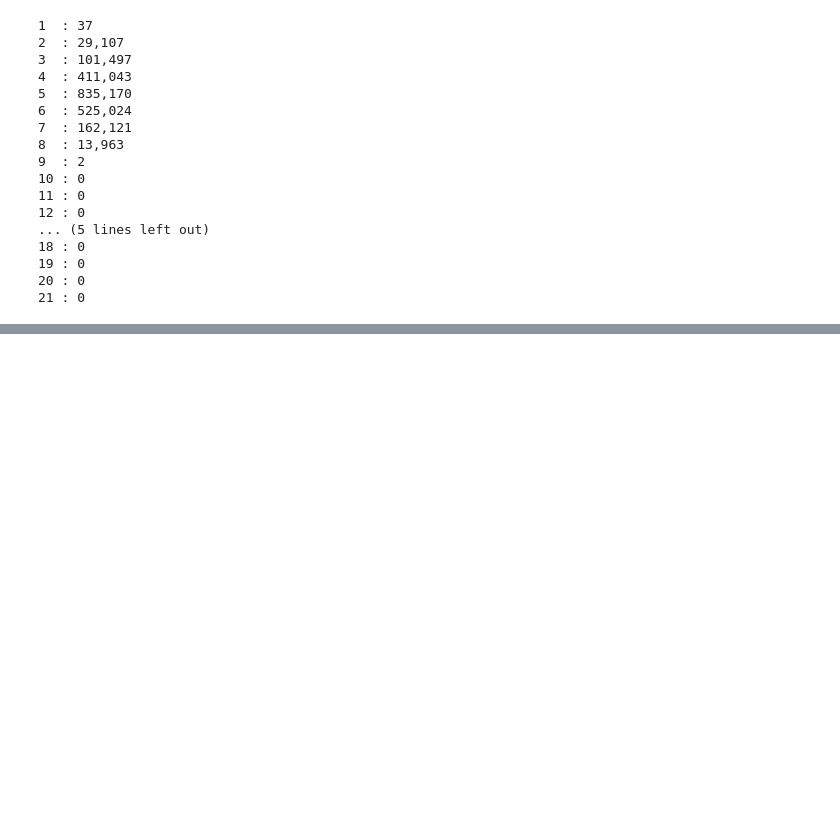
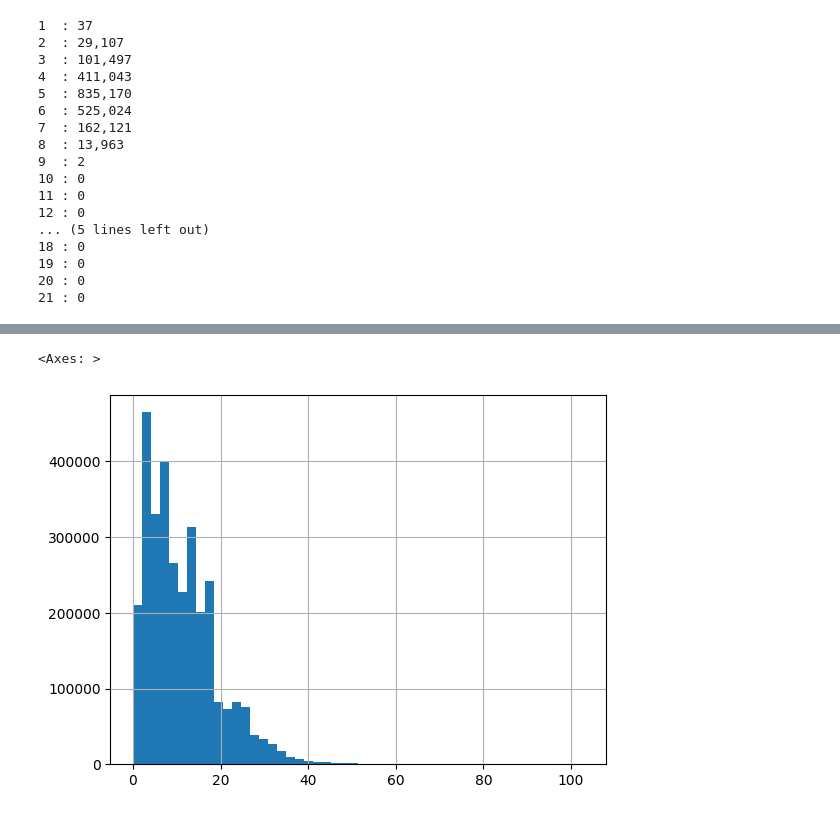
Before and after one commit to 0xV4h3/SmartCode, a Jupyter notebook: ML/Lessons/SupervisedLearning/PoisonousMushrooms.ipynb, the cells around one changed output, grey strips where cells are left out. Drawn from its saved outputs; the diff is of its cells as text; code cells hidden in the pictures; blank space fills up the shorter version.

```diff
--- a/ML/Lessons/SupervisedLearning/PoisonousMushrooms.ipynb
+++ b/ML/Lessons/SupervisedLearning/PoisonousMushrooms.ipynb
@@ -123,0 +302,5 @@ for i in range(1, mushrooms.shape[1]):
+# %%
+mushrooms['stem-width'].hist(bins=50)
+# %% [output]
+<Axes: >
+[figure, added]
```
Also changed, not shown: parts of 95 cells of this notebook.
